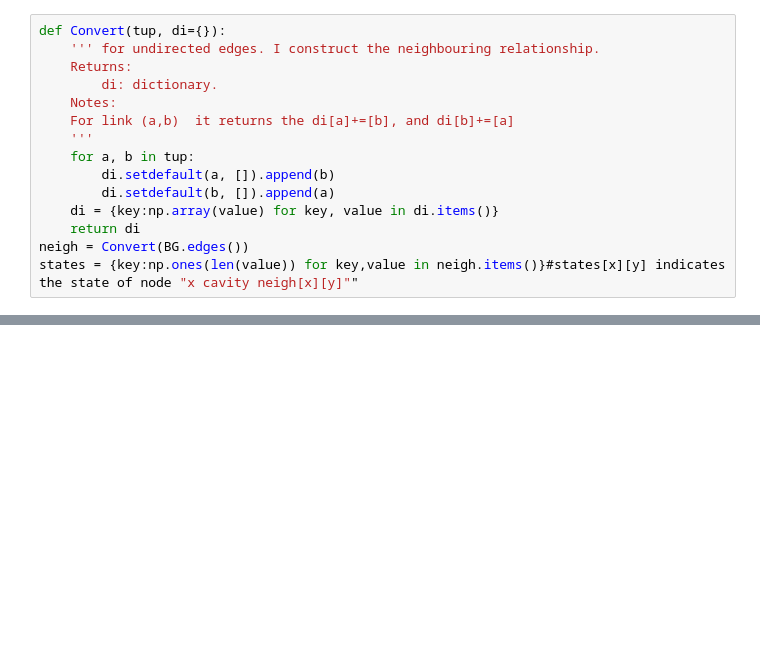
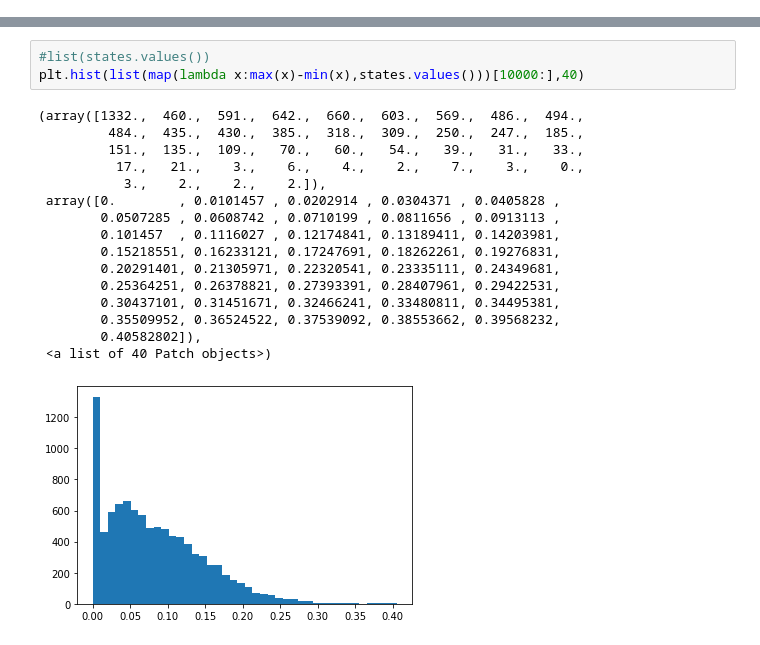
Before and after one commit to g-torr/percolation-clusters, a Jupyter notebook: single_instance.ipynb, the cells around one changed output, grey strips where cells are left out. Drawn from its saved outputs; the diff is of its cells as text; blank space fills up the shorter version.

```diff
--- a/single_instance.ipynb
+++ b/single_instance.ipynb
@@ -35,15 +0,0 @@ min(bseq),min(aseq)
-# %%
-def Convert(tup, di={}):
-    ''' for undirected edges. I construct the neighbouring relationship.
-    Returns:
-        di: dictionary.
-    Notes:
-    For link (a,b)  it returns the di[a]+=[b], and di[b]+=[a]
-    '''
-    for a, b in tup:
-        di.setdefault(a, []).append(b)
-        di.setdefault(b, []).append(a)
-    di = {key:np.array(value) for key, value in di.items()}
-    return di
-neigh = Convert(BG.edges())
-states = {key:np.ones(len(value)) for key,value in neigh.items()}#states[x][y] indicates the state of node "x cavity neigh[x][y]""
@@ -82,0 +253,20 @@ Text(0.5, 1.0, '10000 inh., 5000 clusters, <cluster size> = 4.0, p=0.6')
+# %%
+#list(states.values())
+plt.hist(list(map(lambda x:max(x)-min(x),states.values()))[10000:],40)
+# %% [output]
+(array([1332.,  460.,  591.,  642.,  660.,  603.,  569.,  486.,  494.,
+         484.,  435.,  430.,  385.,  318.,  309.,  250.,  247.,  185.,
+         151.,  135.,  109.,   70.,   60.,   54.,   39.,   31.,   33.,
+          17.,   21.,    3.,    6.,    4.,    2.,    7.,    3.,    0.,
+           3.,    2.,    2.,    2.]),
+ array([0.        , 0.0101457 , 0.0202914 , 0.0304371 , 0.0405828 ,
+        0.0507285 , 0.0608742 , 0.0710199 , 0.0811656 , 0.0913113 ,
+        0.101457  , 0.1116027 , 0.12174841, 0.13189411, 0.14203981,
+        0.15218551, 0.16233121, 0.17247691, 0.18262261, 0.19276831,
+        0.20291401, 0.21305971, 0.22320541, 0.23335111, 0.24349681,
+        0.25364251, 0.26378821, 0.27393391, 0.28407961, 0.29422531,
+        0.30437101, 0.31451671, 0.32466241, 0.33480811, 0.34495381,
+        0.35509952, 0.36524522, 0.37539092, 0.38553662, 0.39568232,
+        0.40582802]),
+ <a list of 40 Patch objects>)
+[figure, added]
```
Also changed, not shown: parts of 68 cells of this notebook, 57 other files.
